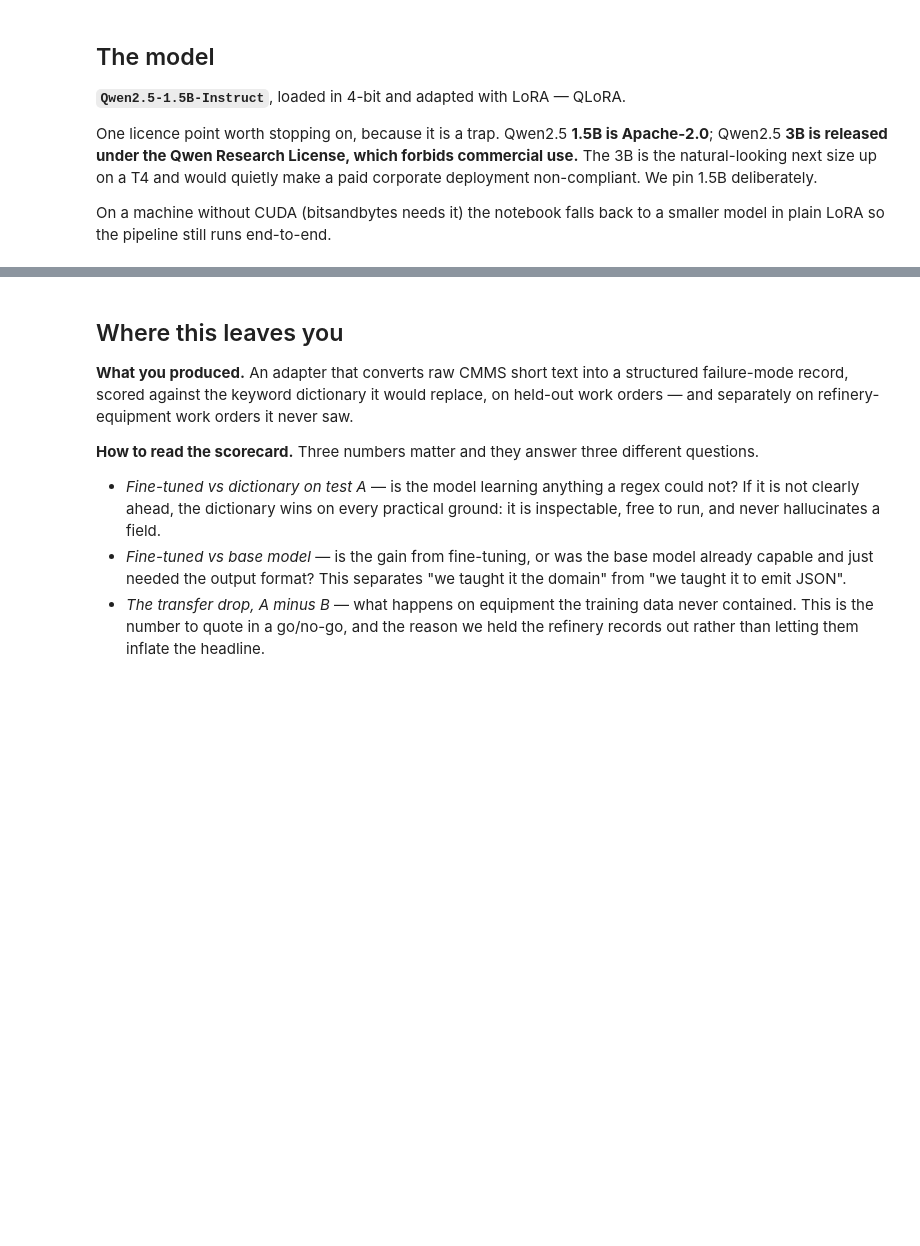
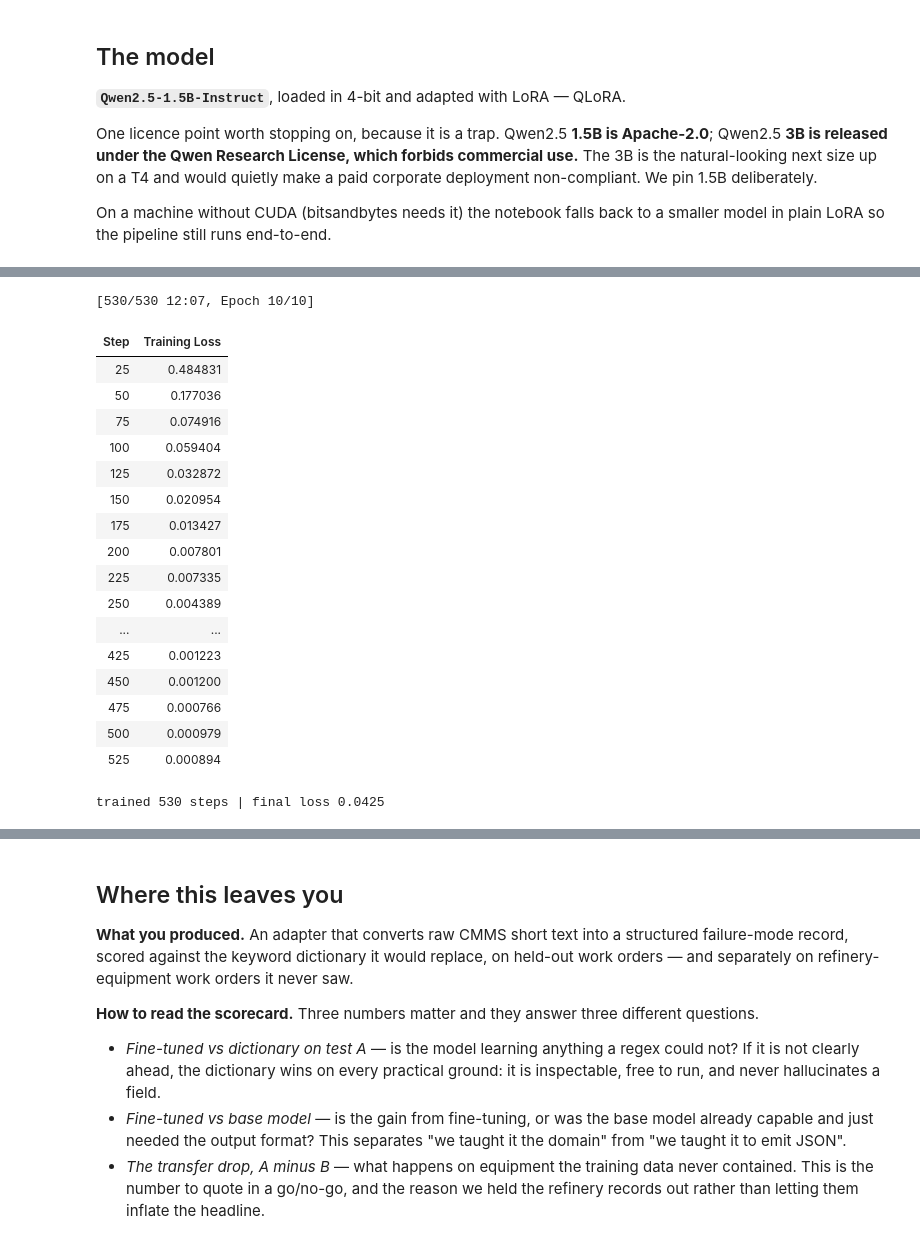
Before and after one commit to KAUST-Academy/2026_YASREF_Generative_Deep_Learning, a Jupyter notebook: Labs/Day_4/Work_Order_Structuring_QLoRA.ipynb, the cells around one changed output, grey strips where cells are left out. Cells and saved outputs as stored; diff of their text form; code cells hidden in the pictures; blank space fills up the shorter version.

```diff
--- a/Labs/Day_4/Work_Order_Structuring_QLoRA.ipynb
+++ b/Labs/Day_4/Work_Order_Structuring_QLoRA.ipynb
@@ -273,27 +335,47 @@ print(f"\ntoken length: median {int(np.median(lens))}, p99.5 {int(np.percentile(
 # %%
 #@title fine-tune
 from datasets import Dataset
 from trl import SFTTrainer, SFTConfig
 
 # prompt/completion format so the loss is computed ONLY on the assistant JSON.
 # Training on the whole string wastes most of the gradient on the fixed system prompt
 # and the model learns to emit the most common answer rather than read the input.
 ds = Dataset.from_list([{
     "prompt":     [{"role": "system", "content": SYSTEM},
                    {"role": "user",   "content": r["raw"]}],
     "completion": [{"role": "assistant",
                     "content": json.dumps({k: r[k] for k in FIELDS}, ensure_ascii=False)}],
 } for r in train])
 
 cfg = SFTConfig(output_dir="wo_adapter", num_train_epochs=10,
                 per_device_train_batch_size=8, gradient_accumulation_steps=2,
-                learning_rate=2e-4, lr_scheduler_type="cosine", warmup_ratio=0.05,
+                learning_rate=2e-4, lr_scheduler_type="cosine",
                 logging_steps=25, save_strategy="no", report_to=[],
                 max_length=MAXLEN, completion_only_loss=True,
-                fp16=(device == "cuda"), bf16=False, seed=0)
+                fp16=False, bf16=False, seed=0)
 trainer = SFTTrainer(model=model, train_dataset=ds, args=cfg)
 res = trainer.train()
 print(f"\ntrained {res.global_step} steps | final loss {res.training_loss:.4f}")
+# %% [output]
+[530/530 12:07, Epoch 10/10]
+| Step | Training Loss |
+| 25 | 0.484831 |
+| 50 | 0.177036 |
+| 75 | 0.074916 |
+| 100 | 0.059404 |
+| 125 | 0.032872 |
+| 150 | 0.020954 |
+| 175 | 0.013427 |
+| 200 | 0.007801 |
+| 225 | 0.007335 |
+| 250 | 0.004389 |
+| ... | ... |
+| 425 | 0.001223 |
+| 450 | 0.001200 |
+| 475 | 0.000766 |
+| 500 | 0.000979 |
+| 525 | 0.000894 |
+trained 530 steps | final loss 0.0425
 # %%
 #@title generate predictions
 model.eval(); base.config.use_cache = True
```
Also changed, not shown: parts of 13 cells of this notebook.
